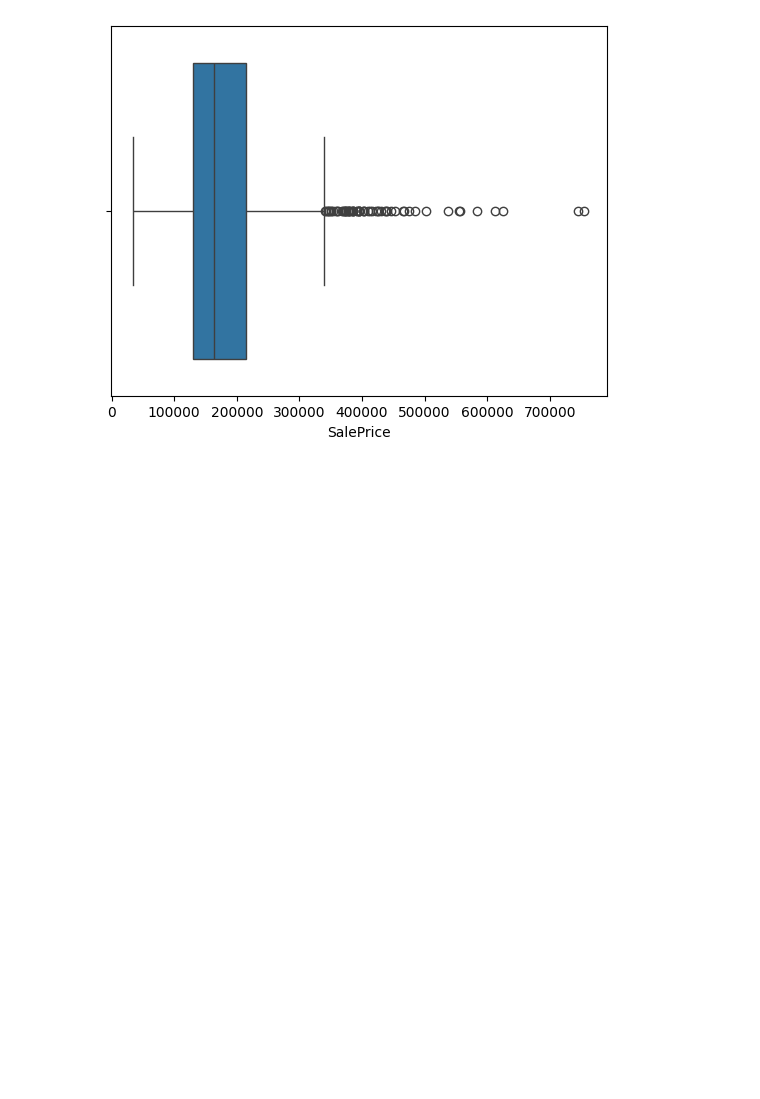
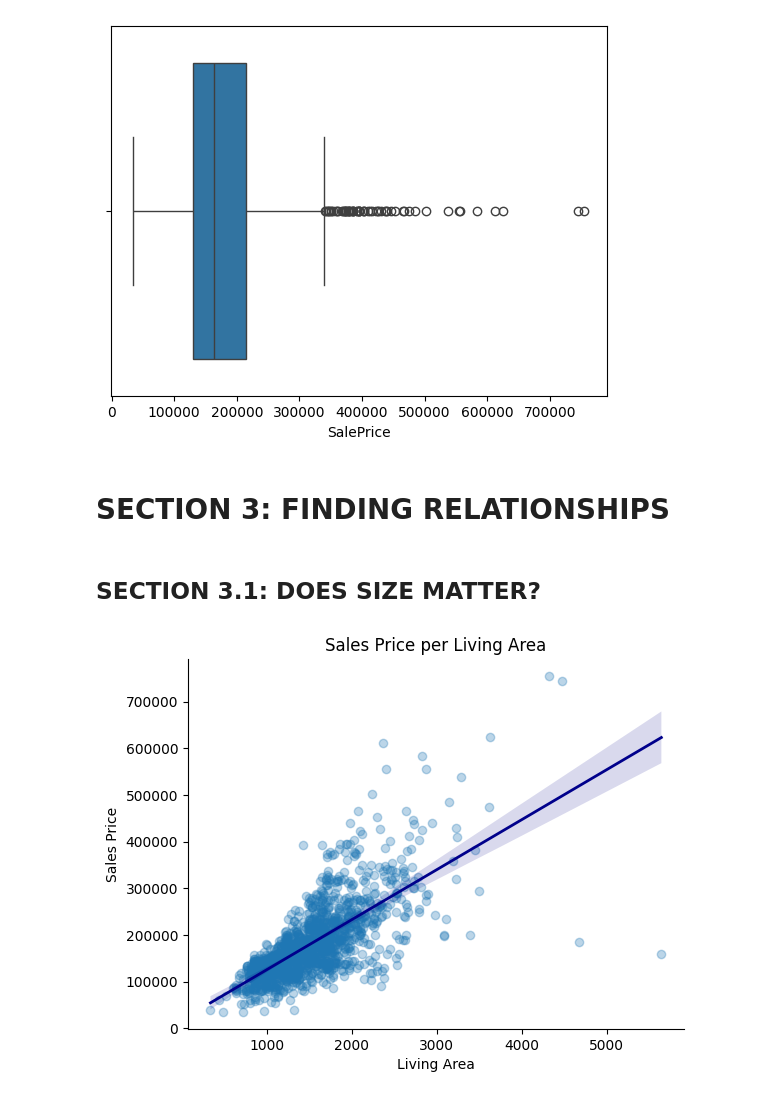
Before and after one commit to christianabusca/housing-market-analytics, a Jupyter notebook: p-house-prices.ipynb, the cells around one changed output. Cells and saved outputs as stored; diff of their text form; code cells hidden in the pictures; blank space fills up the shorter version.

Commit message:
Kaggle Notebook | p-house-prices | Version 8

```diff
--- a/p-house-prices.ipynb
+++ b/p-house-prices.ipynb
@@ -226,3 +226,23 @@ sns.boxplot(x=df['SalePrice'])
 plt.show()
 # %% [output]
 [figure]
+# %% [markdown]
+# SECTION 3: FINDING RELATIONSHIPS
+# %% [markdown]
+## SECTION 3.1: DOES SIZE MATTER?
+# %%
+# Task 1: Size vs Price Scatter Plot
+sns.regplot(x='GrLivArea',
+            y='SalePrice',
+            data=df,
+            scatter_kws={'alpha':0.3},
+            line_kws={'color':'darkblue', 'linewidth':2})
+plt.title("Sales Price per Living Area")
+plt.ylabel("Sales Price")
+plt.xlabel("Living Area")
+sns.despine()
+
+
+plt.show()
+# %% [output]
+[figure, added]
```
Also changed, not shown: parts of 18 cells of this notebook.
